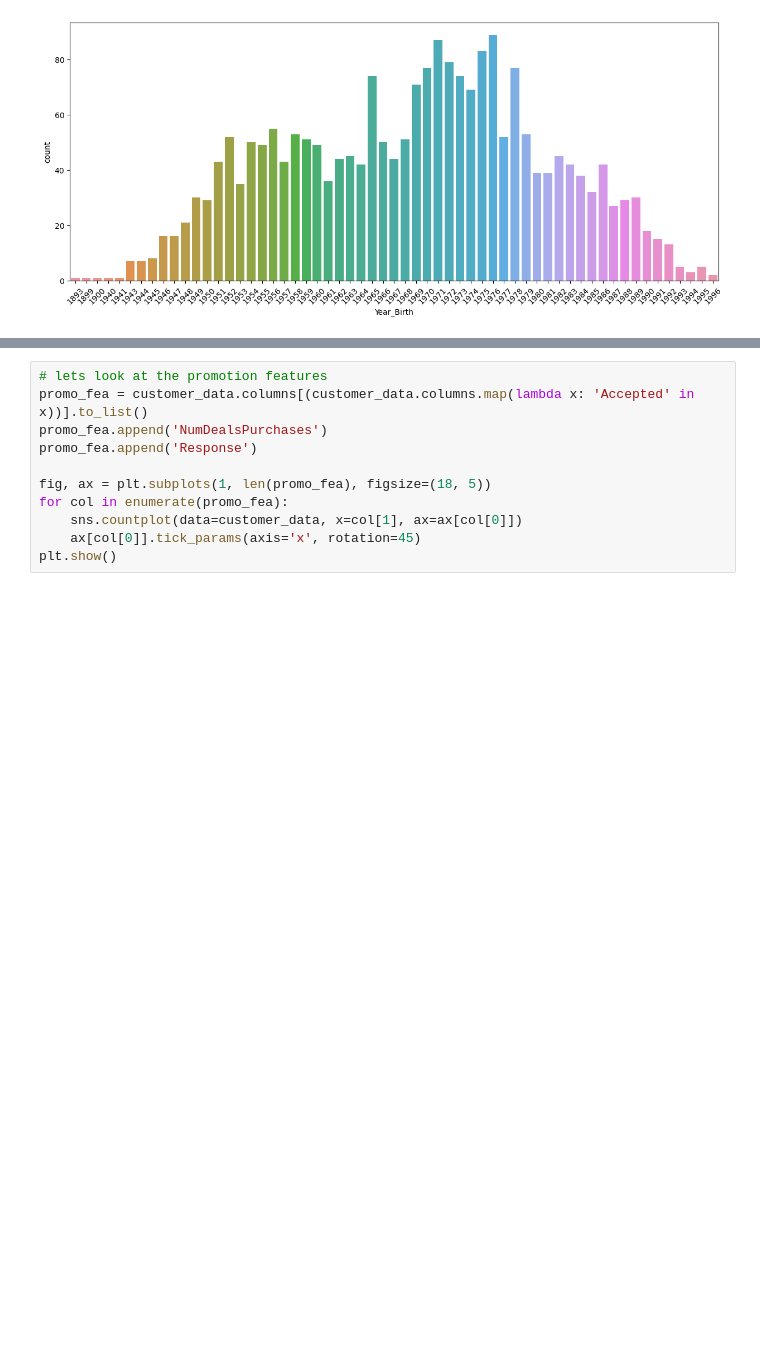
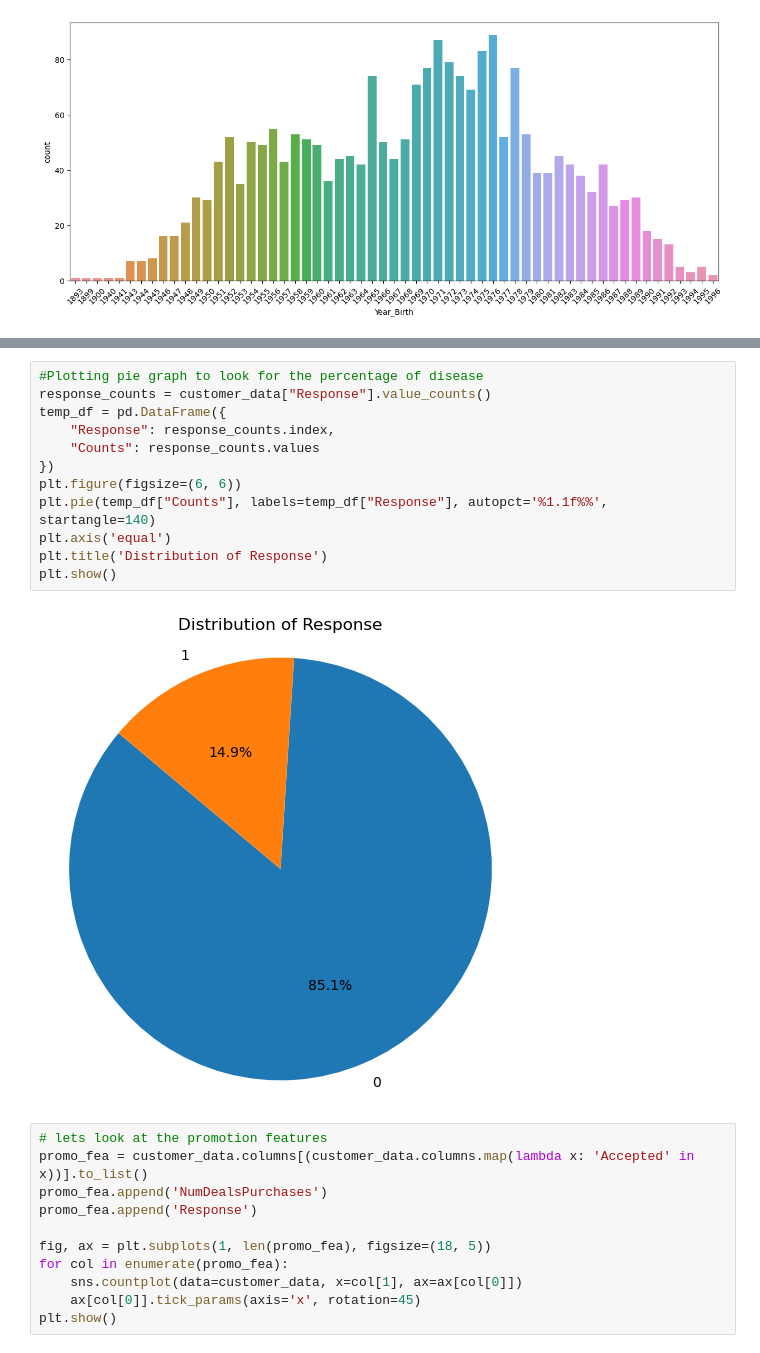
Before and after one commit to Kushagrarajsinghavisoft/Fastapi_Evaluations, a Jupyter notebook: Weekly_Assignment_8/notebooks/eda.ipynb, the cells around one changed output, grey strips where cells are left out. Drawn from its saved outputs; the diff is of its cells as text; blank space fills up the shorter version.

```diff
--- a/Weekly_Assignment_8/notebooks/eda.ipynb
+++ b/Weekly_Assignment_8/notebooks/eda.ipynb
@@ -196,3 +175,17 @@ plt.show()
+# %%
+#Plotting pie graph to look for the percentage of disease
+response_counts = customer_data["Response"].value_counts()
+temp_df = pd.DataFrame({
+    "Response": response_counts.index,
+    "Counts": response_counts.values
+})
+plt.figure(figsize=(6, 6))
+plt.pie(temp_df["Counts"], labels=temp_df["Response"], autopct='%1.1f%%', startangle=140)
+plt.axis('equal')
+plt.title('Distribution of Response')
+plt.show()
+# %% [output]
+[figure, added]
 # %%
 # lets look at the promotion features
 promo_fea = customer_data.columns[(customer_data.columns.map(lambda x: 'Accepted' in x))].to_list()
```
Also changed, not shown: parts of 12 cells of this notebook, 4 other files.
